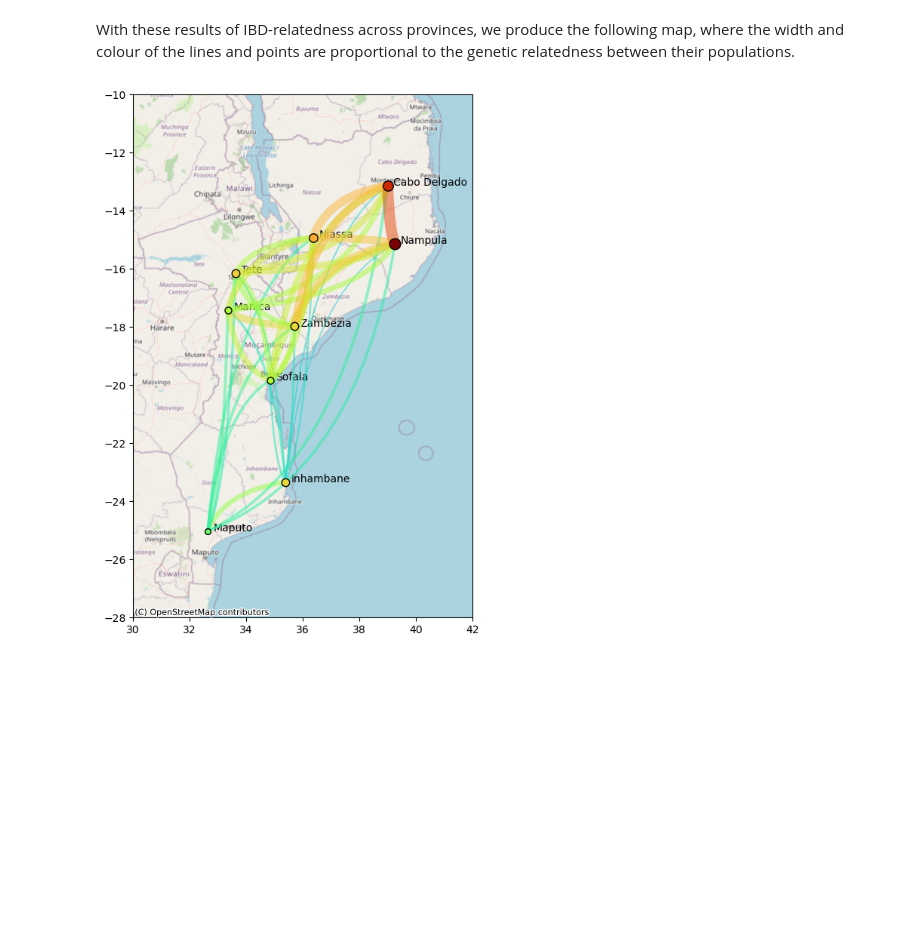
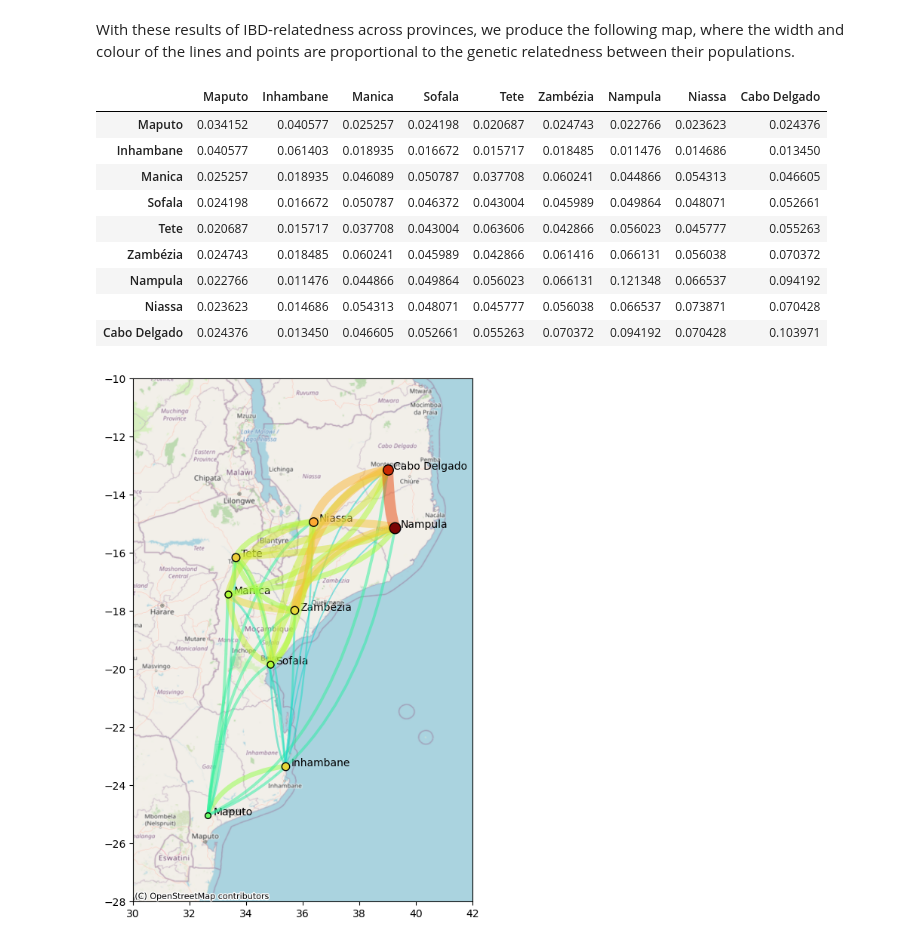
Before and after one commit to arnaupujol/malaria_relatedness_importation, a Jupyter notebook: demos/spatial_relatedness_analysis.ipynb, the cells around one changed output. Cells and saved outputs as stored; diff of their text form; code cells hidden in the pictures; blank space fills up the shorter version.

```diff
--- a/demos/spatial_relatedness_analysis.ipynb
+++ b/demos/spatial_relatedness_analysis.ipynb
@@ -303,8 +303,16 @@ ibdfrac_per_cat, ibdfrac_pval_per_cat, overall_high_ibd_frac = high_ibd_frac_per
                                                                                      verbose = True, perm_pval = False)
 #Parameters to define if we want to save the figure produced
 save_as = None
-#save_as = save_path + "ibd_provinces.pdf"
+#save_as = save_path + "ibd_provinces.png"
 #Show the results
+ibdfrac_per_cat.columns = ['Maputo', 'Inhambane', 'Manica', 'Sofala', 'Tete', 'Zambézia',
+       'Nampula', 'Niassa', 'Cabo Delgado']
+ibdfrac_per_cat.index = ['Maputo', 'Inhambane', 'Manica', 'Sofala', 'Tete', 'Zambézia',
+       'Nampula', 'Niassa', 'Cabo Delgado']
+ibdfrac_pval_per_cat.columns = ['Maputo', 'Inhambane', 'Manica', 'Sofala', 'Tete', 'Zambézia',
+       'Nampula', 'Niassa', 'Cabo Delgado']
+ibdfrac_pval_per_cat.index = ['Maputo', 'Inhambane', 'Manica', 'Sofala', 'Tete', 'Zambézia',
+       'Nampula', 'Niassa', 'Cabo Delgado']
 show_ibd_frac_per_cat(ibdfrac_per_cat, overall_high_ibd_frac, ibdfrac_pval_per_cat, min_IBD = min_IBD, max_p = max_p, \
                      save_as = save_as, cmap_label = r"$R$", subplot_adj=[None, None, None, .25])
 # %% [output]
@@ -313,4 +321,17 @@ Overall fraction of pairs with IBD >= 0.1 and p<= 0.05: 0.033748184056991475
 [figure]
 # %% [markdown]
 With these results of IBD-relatedness across provinces, we produce the following map, where the width and colour of the lines and points are proportional to the genetic relatedness between their populations.
+# %%
+ibdfrac_per_cat
+# %% [output]
+|  | Maputo | Inhambane | Manica | Sofala | Tete | Zambézia | Nampula | Niassa | Cabo Delgado |
+| Maputo | 0.034152 | 0.040577 | 0.025257 | 0.024198 | 0.020687 | 0.024743 | 0.022766 | 0.023623 | 0.024376 |
+| Inhambane | 0.040577 | 0.061403 | 0.018935 | 0.016672 | 0.015717 | 0.018485 | 0.011476 | 0.014686 | 0.013450 |
+| Manica | 0.025257 | 0.018935 | 0.046089 | 0.050787 | 0.037708 | 0.060241 | 0.044866 | 0.054313 | 0.046605 |
+| Sofala | 0.024198 | 0.016672 | 0.050787 | 0.046372 | 0.043004 | 0.045989 | 0.049864 | 0.048071 | 0.052661 |
+| Tete | 0.020687 | 0.015717 | 0.037708 | 0.043004 | 0.063606 | 0.042866 | 0.056023 | 0.045777 | 0.055263 |
+| Zambézia | 0.024743 | 0.018485 | 0.060241 | 0.045989 | 0.042866 | 0.061416 | 0.066131 | 0.056038 | 0.070372 |
+| Nampula | 0.022766 | 0.011476 | 0.044866 | 0.049864 | 0.056023 | 0.066131 | 0.121348 | 0.066537 | 0.094192 |
+| Niassa | 0.023623 | 0.014686 | 0.054313 | 0.048071 | 0.045777 | 0.056038 | 0.066537 | 0.073871 | 0.070428 |
+| Cabo Delgado | 0.024376 | 0.013450 | 0.046605 | 0.052661 | 0.055263 | 0.070372 | 0.094192 | 0.070428 | 0.103971 |
 # %%
```
Also changed, not shown: parts of 6 cells of this notebook, 4 other files.
